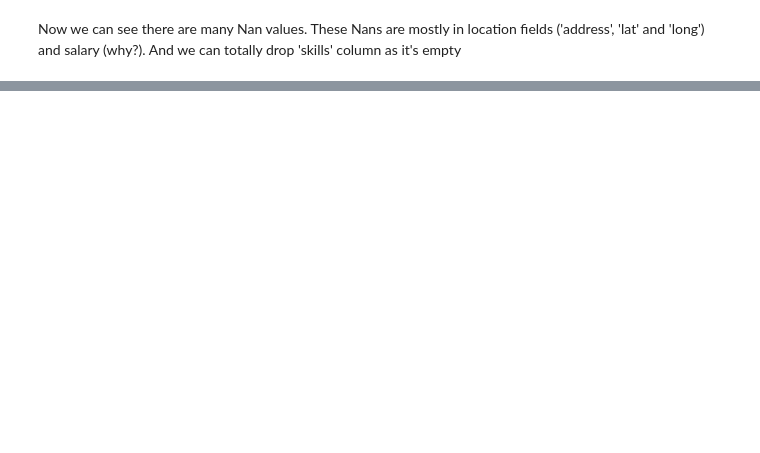
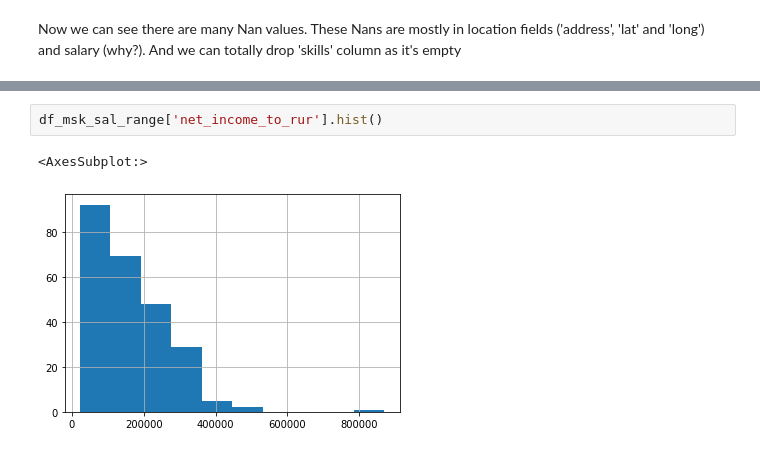
Before and after one commit to sharuhinda/vacancies_analysis, a Jupyter notebook: vacancies_analysis.ipynb, the cells around one changed output, grey strips where cells are left out. Saved outputs shown, nothing was run; the diff lists cells and outputs as text; blank space fills up the shorter version.

```diff
--- a/vacancies_analysis.ipynb
+++ b/vacancies_analysis.ipynb
@@ -93,0 +425,5 @@ dtype: object
+# %%
+df_msk_sal_range['net_income_to_rur'].hist()
+# %% [output]
+<AxesSubplot:>
+[figure, added]
```
Also changed, not shown: parts of 42 cells of this notebook, 2 other files.
